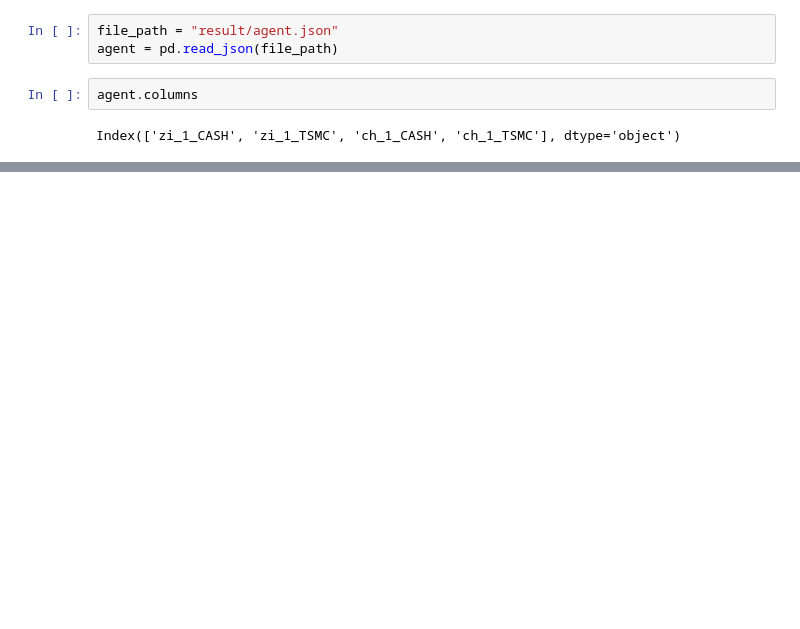
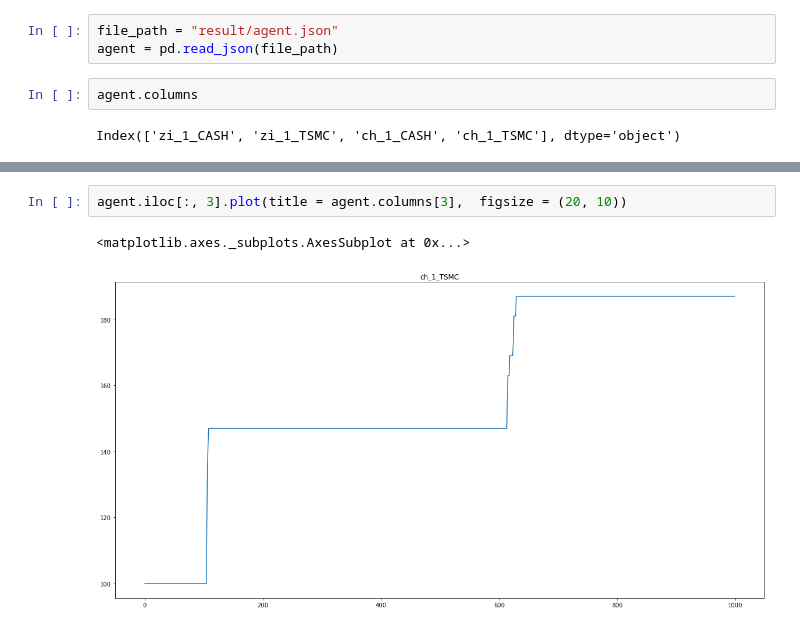
Before and after one commit to lainn9527/market_simulator, a Jupyter notebook: visualization.ipynb, the cells around one changed output, grey strips where cells are left out. Cells and saved outputs as stored; diff of their text form; blank space fills up the shorter version.

```diff
--- a/visualization.ipynb
+++ b/visualization.ipynb
@@ -48,0 +39,5 @@ agent.iloc[:, 1].plot(title = agent.columns[,  figsize = (20, 10))
+# %%
+agent.iloc[:, 3].plot(title = agent.columns[3],  figsize = (20, 10))
+# %% [output]
+<matplotlib.axes._subplots.AxesSubplot at 0x...>
+[figure, added]
```
Also changed, not shown: parts of 6 cells of this notebook, 5 other files.
